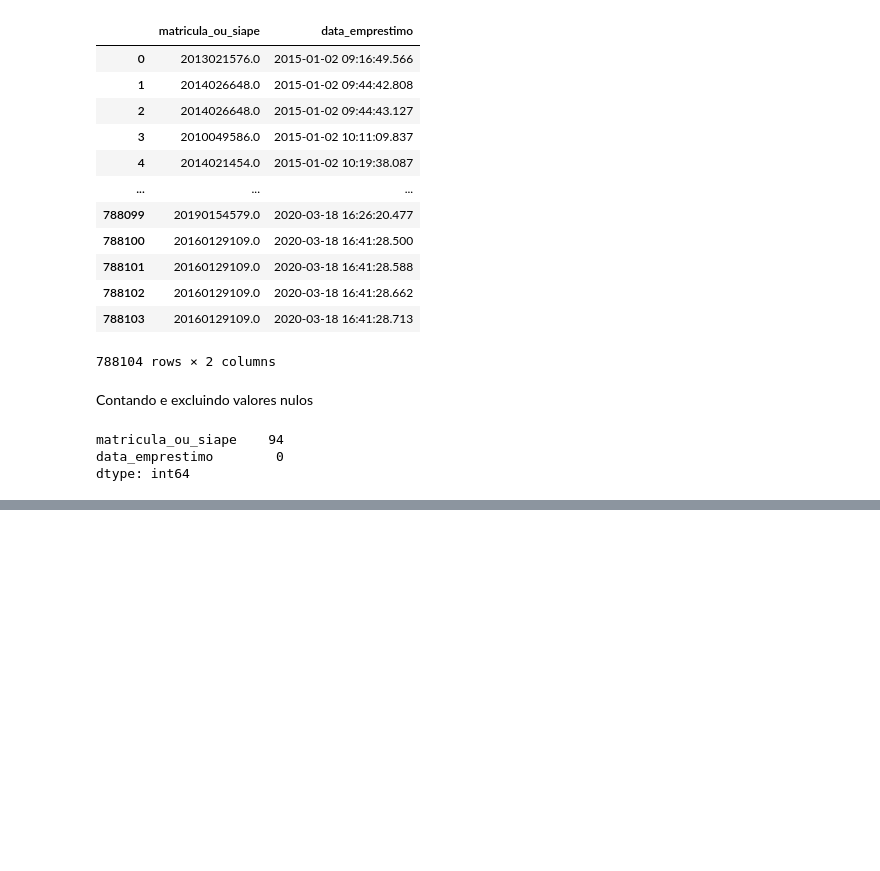
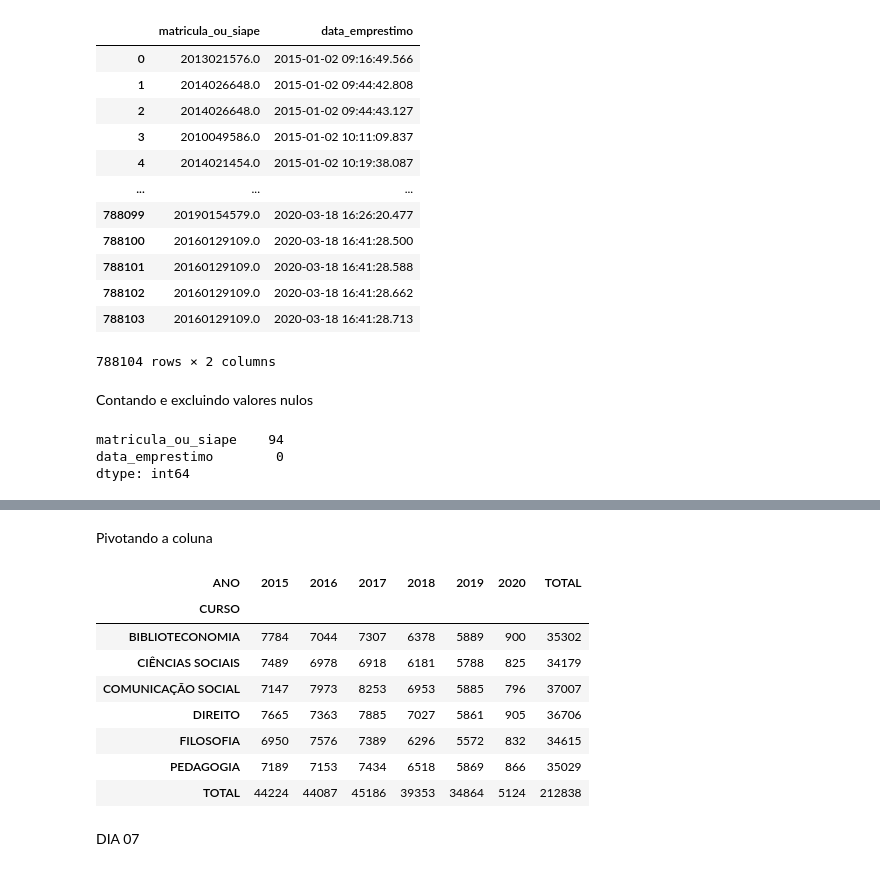
Before and after one commit to WyndamBaxter/Desafio-7-days-of-coding-dashboard, a Jupyter notebook: Analise_exploratoria.ipynb, the cells around one changed output, grey strips where cells are left out. Drawn from its saved outputs; the diff is of its cells as text; code cells hidden in the pictures; blank space fills up the shorter version.

```diff
--- a/Analise_exploratoria.ipynb
+++ b/Analise_exploratoria.ipynb
@@ -1107,0 +1110,3 @@ matricula_data_emprestimo = matricula_data_emprestimo.dropna()
+# %%
+cadastro_usuarios_cursos_selecionados = cadastro_usuario_curso.query("curso == ['BIBLIOTECONOMIA','CIÊNCIAS SOCIAIS','COMUNICAÇÃO SOCIAL','DIREITO','FILOSOFIA','PEDAGOGIA']")
+cadastro_usuarios_cursos_selecionados
@@ -1107,0 +1129,3 @@ matricula_data_emprestimo = matricula_data_emprestimo.dropna()
+# %%
+cadastro_usuarios_cursos_selecionados = matricula_data_emprestimo.merge(cadastro_usuarios_cursos_selecionados)
+cadastro_usuarios_cursos_selecionados
@@ -1107,0 +1148,2 @@ matricula_data_emprestimo = matricula_data_emprestimo.dropna()
+# %%
+cadastro_usuarios_cursos_selecionados['data_emprestimo'] = cadastro_usuarios_cursos_selecionados['data_emprestimo'].dt.year
@@ -1107,0 +1166,4 @@ matricula_data_emprestimo = matricula_data_emprestimo.dropna()
+# %%
+emprestimo_cursos_selecionados = cadastro_usuarios_cursos_selecionados.iloc[:,[1,3]].value_counts().reset_index()
+emprestimo_cursos_selecionados.columns = ['ANO', 'CURSO', 'QUANTIDADE']
+emprestimo_cursos_selecionados
@@ -1107,0 +1188,26 @@ matricula_data_emprestimo = matricula_data_emprestimo.dropna()
+# %% [markdown]
+Pivotando a coluna
+# %%
+emprestimo_cursos_selecionados_pivot = emprestimo_cursos_selecionados.pivot_table(
+    index = 'CURSO',
+    values = 'QUANTIDADE',
+    columns = 'ANO',
+    fill_value ='-',
+    aggfunc = 'sum',
+    margins = True,
+    margins_name = 'TOTAL'
+)
+emprestimo_cursos_selecionados_pivot.reset_index()
+emprestimo_cursos_selecionados_pivot
+# %% [output]
+| ANO | 2015 | 2016 | 2017 | 2018 | 2019 | 2020 | TOTAL |
+| CURSO |  |  |  |  |  |  |  |
+| BIBLIOTECONOMIA | 7784 | 7044 | 7307 | 6378 | 5889 | 900 | 35302 |
+| CIÊNCIAS SOCIAIS | 7489 | 6978 | 6918 | 6181 | 5788 | 825 | 34179 |
+| COMUNICAÇÃO SOCIAL | 7147 | 7973 | 8253 | 6953 | 5885 | 796 | 37007 |
+| DIREITO | 7665 | 7363 | 7885 | 7027 | 5861 | 905 | 36706 |
+| FILOSOFIA | 6950 | 7576 | 7389 | 6296 | 5572 | 832 | 34615 |
+| PEDAGOGIA | 7189 | 7153 | 7434 | 6518 | 5869 | 866 | 35029 |
+| TOTAL | 44224 | 44087 | 45186 | 39353 | 34864 | 5124 | 212838 |
+# %% [markdown]
+DIA 07
```
Also changed, not shown: parts of 41 cells of this notebook.
